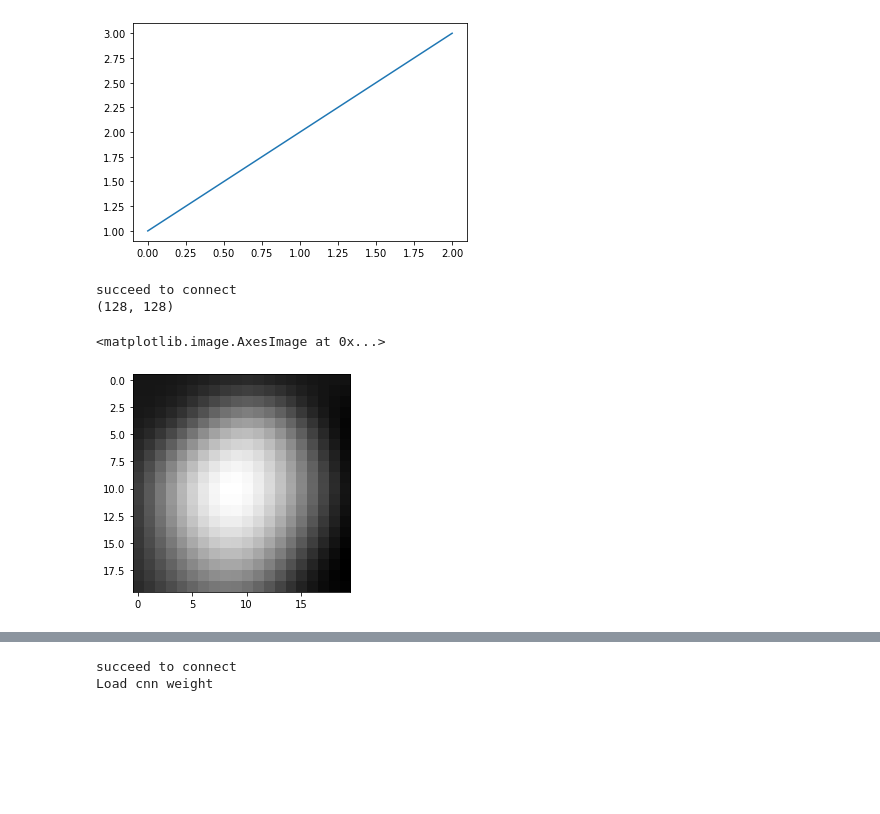
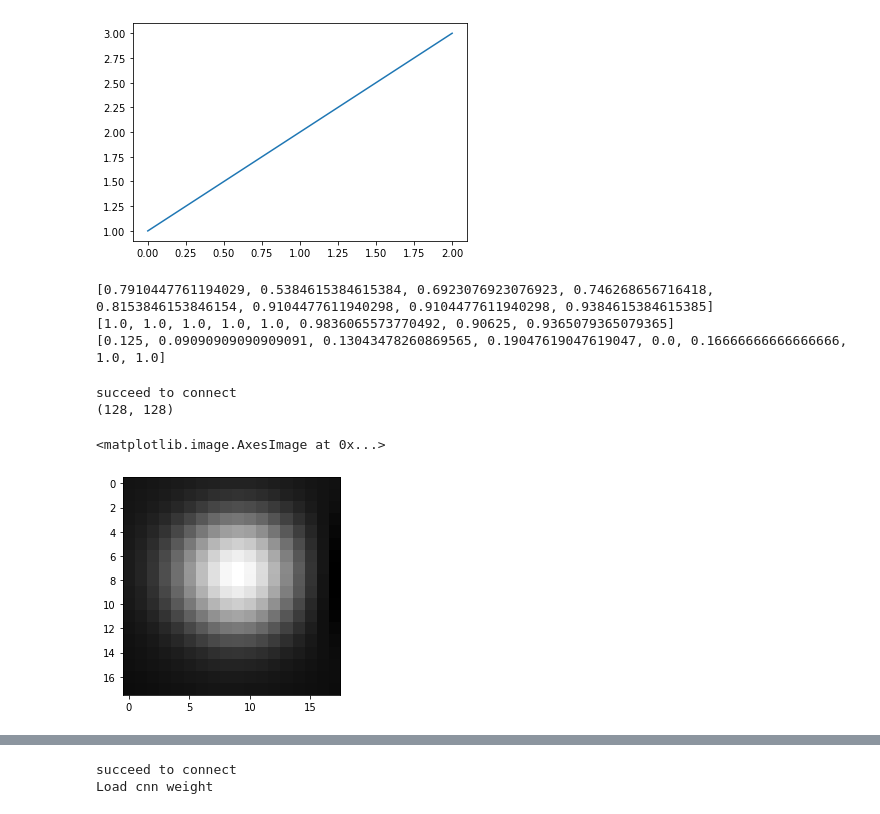
Before and after one commit to SINGROUP/Atom_manipulation_with_RL, a Jupyter notebook: single_atom_training_2nd_round.ipynb, the cells around one changed output, grey strips where cells are left out. Drawn from its saved outputs; the diff is of its cells as text; code cells hidden in the pictures; blank space fills up the shorter version.

```diff
--- a/single_atom_training_2nd_round.ipynb
+++ b/single_atom_training_2nd_round.ipynb
@@ -34,18 +34,31 @@ from Environment.Env_new import RealExpEnv
 import RL.sac
 importlib.reload(RL.sac)
 from RL.sac import sac_agent, ReplayMemory, HerReplayMemory
+# %%
+# run this if want to reset env but keep the memory
+amd_accuracy = copy.copy(env.accuracy)
+print(amd_accuracy)
+amd_true_positive = copy.copy(env.true_positive)
+print(amd_true_positive)
+amd_true_negative = copy.copy(env.true_negative)
+print(amd_true_negative)
+amd = copy.copy(env.atom_move_detector)
+# %% [output]
+[0.7910447761194029, 0.5384615384615384, 0.6923076923076923, 0.746268656716418, 0.8153846153846154, 0.9104477611940298, 0.9104477611940298, 0.9384615384615385]
+[1.0, 1.0, 1.0, 1.0, 1.0, 0.9836065573770492, 0.90625, 0.9365079365079365]
+[0.125, 0.09090909090909091, 0.13043478260869565, 0.19047619047619047, 0.0, 0.16666666666666666, 1.0, 1.0]
 # %%
 createc_controller = Createc_Controller(None, None, None, None)
 img_forward = np.array(createc_controller.stm.scandata(1,4))
 print(img_forward.shape)
-top_left, w, h = (10,5), 20, 20
+top_left, w, h = (106,3), 18, 18
 template = img_forward[top_left[1]:top_left[1]+h, top_left[0]:top_left[0]+w]
 plt.imshow(template)
 # %% [output]
 succeed to connect
 (128, 128)
 <matplotlib.image.AxesImage at 0x...>
-[figure, old version]
+[figure, new version]
 # %%
 #test offset extration
 DAC_unit = 2**19
```
Also changed, not shown: parts of 15 cells of this notebook, 3 other files.
